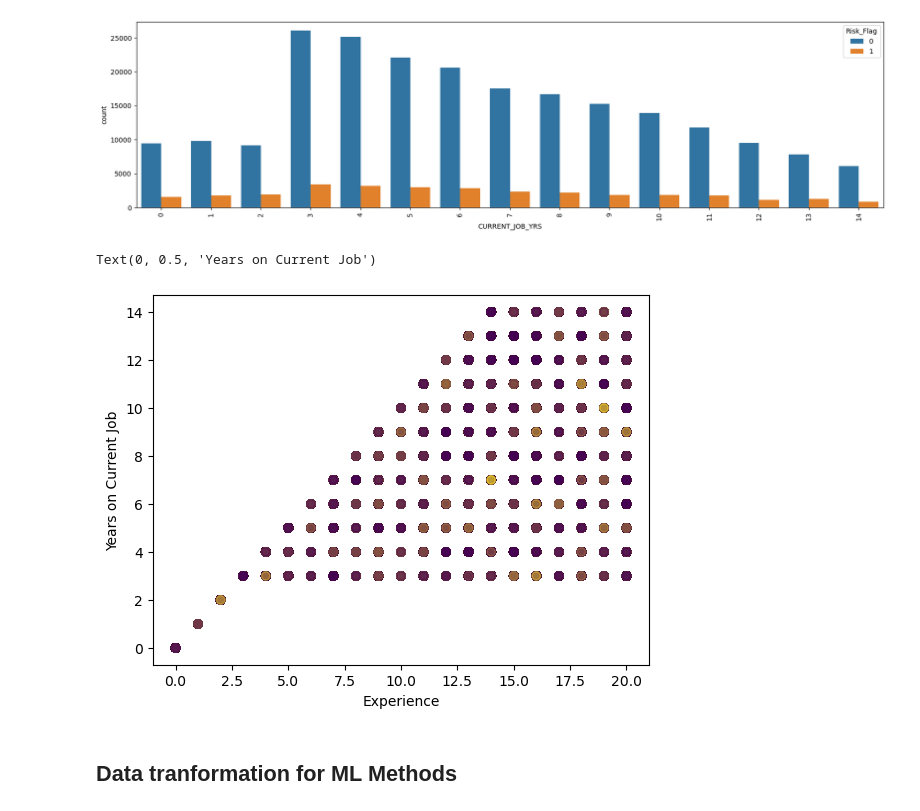
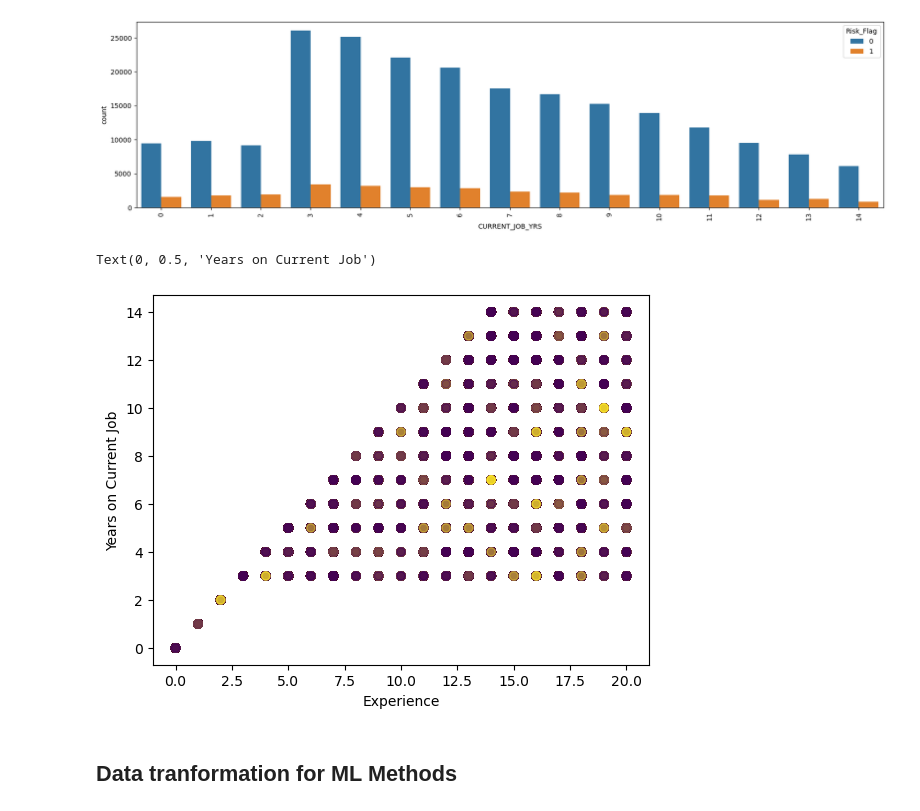
Before and after one commit to Gabinson200/CITI_2023_Summer_Intern, a Jupyter notebook: defult_data_visualization0.1.ipynb, the cells around one changed output. Drawn from its saved outputs; the diff is of its cells as text; code cells hidden in the pictures.

```diff
--- a/defult_data_visualization0.1.ipynb
+++ b/defult_data_visualization0.1.ipynb
@@ -182,12 +182,12 @@ plt.show()
 # %% [output]
 [figure]
 # %%
-plt.scatter(df.Experience, df.CURRENT_JOB_YRS, c = df.Risk_Flag, alpha = 0.25)
+plt.scatter(df.Experience, df.CURRENT_JOB_YRS, c = df.Risk_Flag, alpha = 0.5)
 plt.xlabel("Experience")
 plt.ylabel("Years on Current Job")
 # %% [output]
 Text(0, 0.5, 'Years on Current Job')
-[figure, old version]
+[figure, new version]
 # %% [markdown]
 ## Data tranformation for ML Methods
 # %%
```
Also changed, not shown: parts of 1 cell of this notebook.
